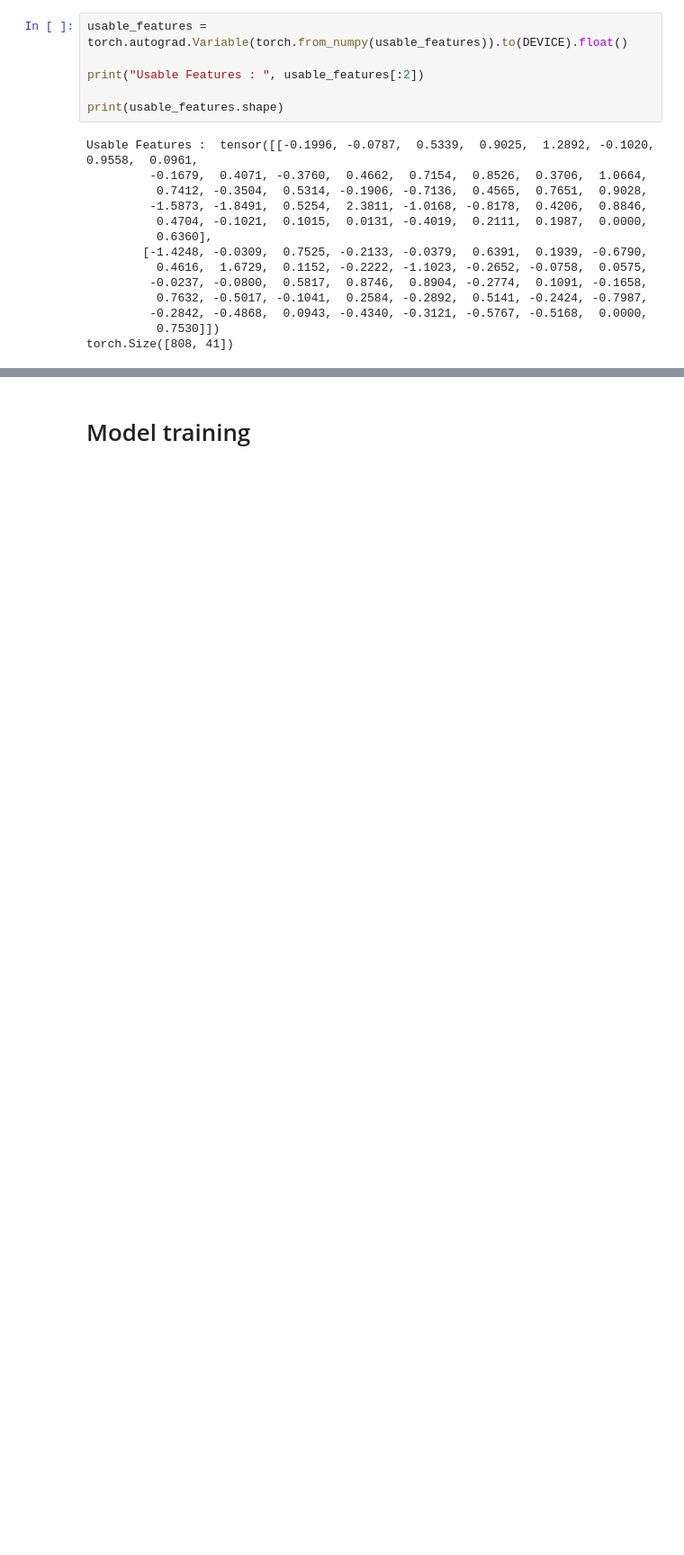
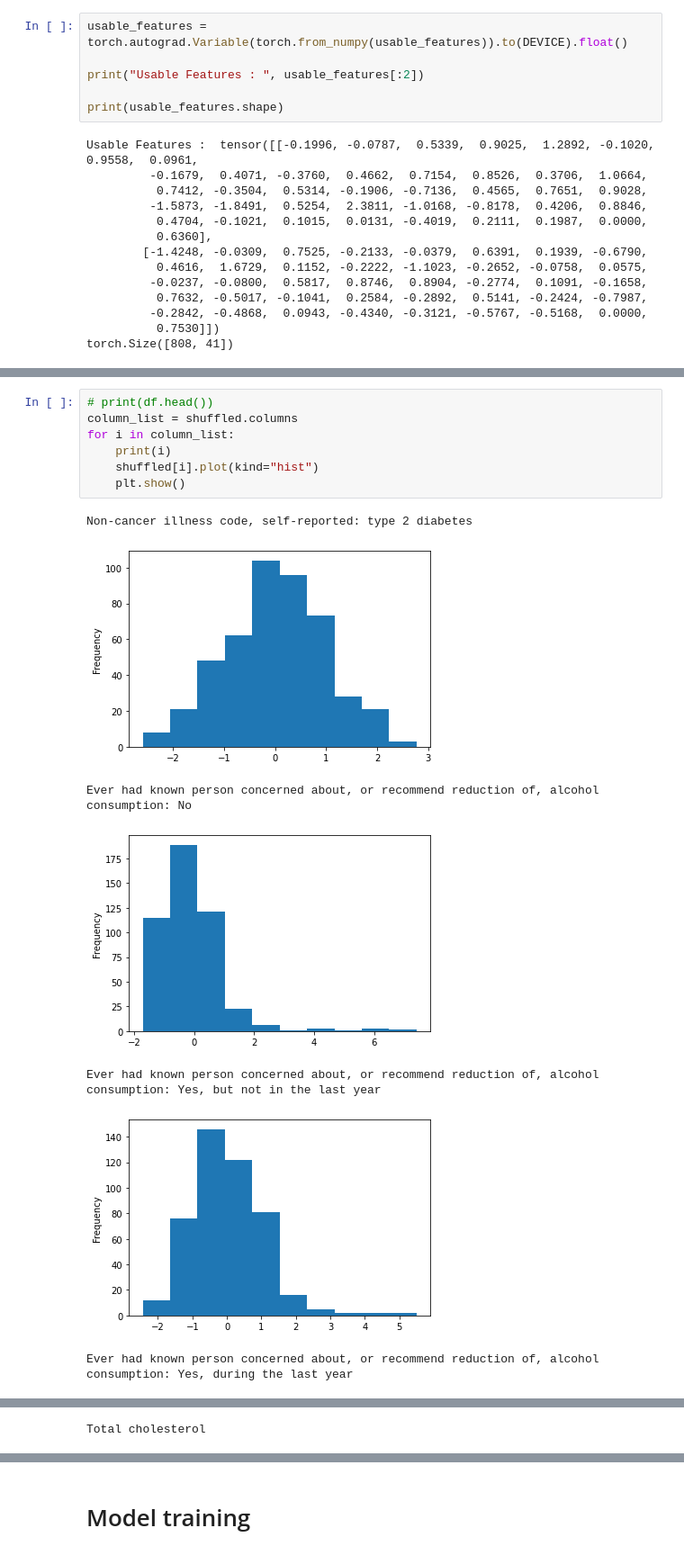
Before and after one commit to Mashiatmm/AD_Project_Thesis, a Jupyter notebook: genetic data/Mashiat_Main_Notebook.ipynb, the cells around one changed output, grey strips where cells are left out. Shown at 90% size. Drawn from its saved outputs; the diff is of its cells as text; blank space fills up the shorter version.

```diff
--- a/genetic data/Mashiat_Main_Notebook.ipynb
+++ b/genetic data/Mashiat_Main_Notebook.ipynb
@@ -716,0 +719,15 @@ torch.Size([808, 41])
+# %%
+# print(df.head())
+column_list = shuffled.columns
+for i in column_list:
+    print(i)
+    shuffled[i].plot(kind="hist")
+    plt.show()
+# %% [output]
+Non-cancer illness code, self-reported: type 2 diabetes
+[figure, added]
+Ever had known person concerned about, or recommend reduction of, alcohol consumption: No
+[figure, added]
+Ever had known person concerned about, or recommend reduction of, alcohol consumption: Yes, but not in the last year
+[figure, added]
+Ever had known person concerned about, or recommend reduction of, alcohol consumption: Yes, during the last year
@@ -716,0 +735 @@ torch.Size([808, 41])
+Total cholesterol
```
Also changed, not shown: parts of 10 cells of this notebook, 4 other files.
